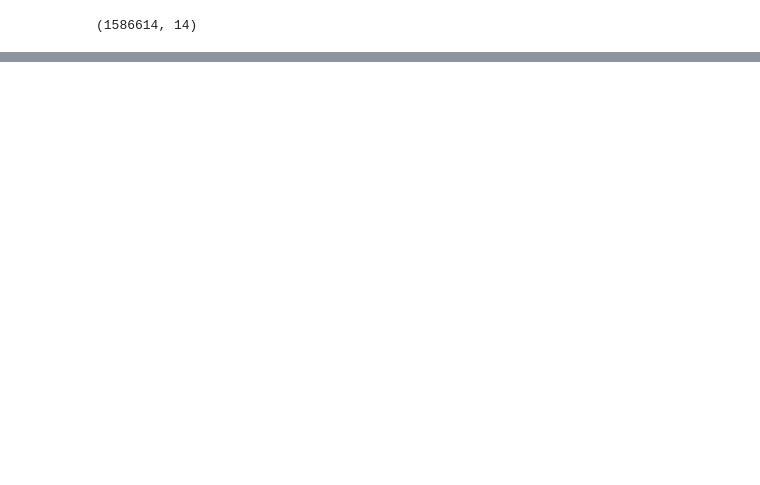
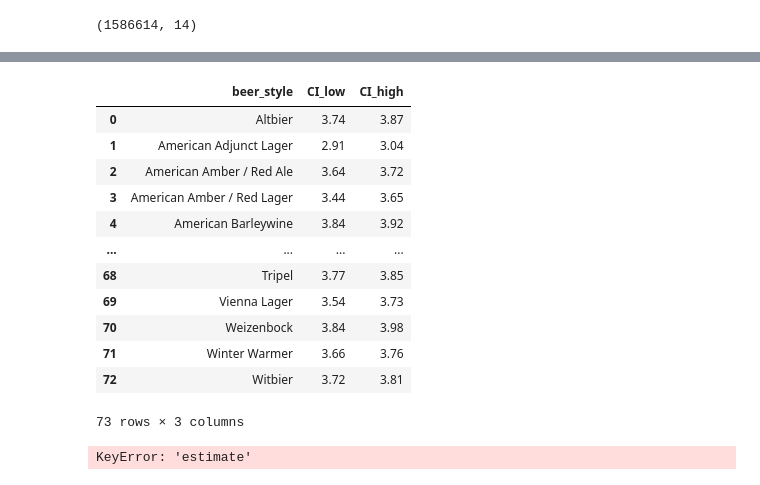
Before and after one commit to ErinPhillips/beer_recsys_final, a Jupyter notebook: beer_eda.ipynb, the cells around one changed output, grey strips where cells are left out. Cells and saved outputs as stored; diff of their text form; code cells hidden in the pictures; blank space fills up the shorter version.

```diff
--- a/beer_eda.ipynb
+++ b/beer_eda.ipynb
@@ -167,0 +261,48 @@ df = pd.get_dummies(df, columns=["beer_style1", "beer_style2"], drop_first=True)
+# %%
+import scipy.stats as stats
+
+# Filter beers with atleast 30 reviews
+beer_id_filtered = beer_id[beer_id['reviews'] >= 30]
+
+# count num beers in each style remaining after filtering
+style_counts = beer_id_filtered['beer_style'].value_counts()
+selected_styles = style_counts[style_counts >= 30].index
+
+beer_id_filtered = beer_id_filtered[beer_id_filtered['beer_style'].isin(selected_styles)]
+
+# group by beer style and generate confidence intervals
+
+beer_style_conf_int = (beer_id_filtered
+                      .groupby('beer_style')
+                      .apply(lambda x: stats.t.interval(alpha=0.95, df=len(x)-1, loc=x['avg_score'].mean(), scale=stats.sem(x['avg_score'])))
+                      .apply(pd.Series)
+                      .rename(columns={0:'CI_low', 1:'CI_high'}))
+beer_style_conf_int.index.name = 'beer_style'
+beer_style_conf_int.reset_index(inplace=True)
+
+beer_style_conf_int
+# %% [output]
+|  | beer_style | CI_low | CI_high |
+| 0 | Altbier | 3.74 | 3.87 |
+| 1 | American Adjunct Lager | 2.91 | 3.04 |
+| 2 | American Amber / Red Ale | 3.64 | 3.72 |
+| 3 | American Amber / Red Lager | 3.44 | 3.65 |
+| 4 | American Barleywine | 3.84 | 3.92 |
+| ... | ... | ... | ... |
+| 68 | Tripel | 3.77 | 3.85 |
+| 69 | Vienna Lager | 3.54 | 3.73 |
+| 70 | Weizenbock | 3.84 | 3.98 |
+| 71 | Winter Warmer | 3.66 | 3.76 |
+| 72 | Witbier | 3.72 | 3.81 |
+73 rows × 3 columns
+# %%
+# get top 15 and bottom 15 styles
+top_15 = beer_style_conf_int.nlargest(15, 'estimate')
+bot_15 = beer_style_conf_int.nsmallest(15, 'estimate')
+
+# combine to a df
+
+top_bot_CI = pd.concat([top_15, bot_15])
+top_bot_CI
+# %% [output]
+KeyError: 'estimate'
```
Also changed, not shown: parts of 30 cells of this notebook, 2 other files.
